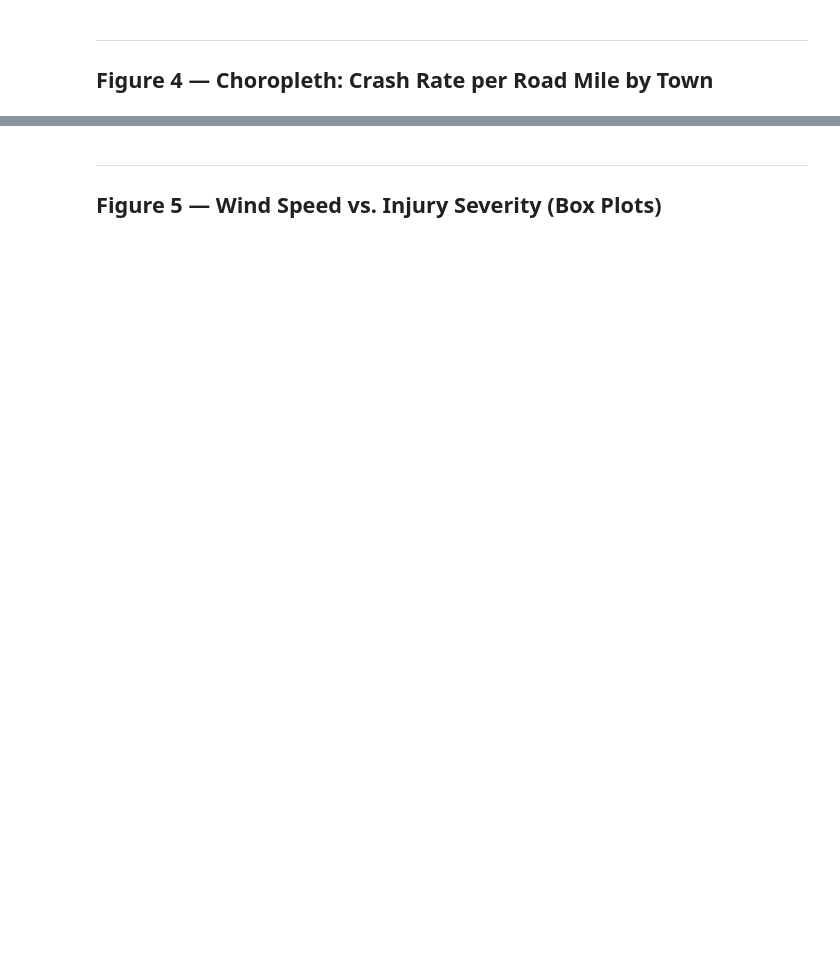
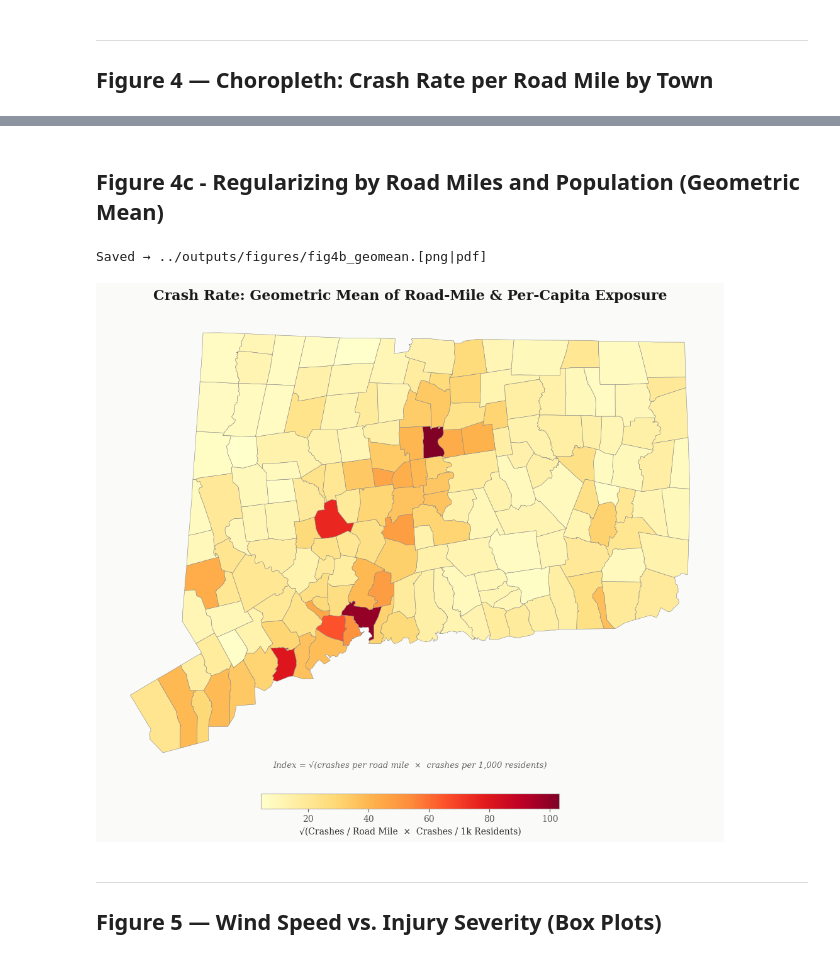
Before and after one commit to jackbienvenue/STAT5605_AppliedStatII_Spring2026, a Jupyter notebook: course_project/scripts/visualization/figures.ipynb, the cells around one changed output, grey strips where cells are left out. Saved outputs shown, nothing was run; the diff lists cells and outputs as text; code cells hidden in the pictures; blank space fills up the shorter version.

```diff
--- a/course_project/scripts/visualization/figures.ipynb
+++ b/course_project/scripts/visualization/figures.ipynb
@@ -324,3 +474,59 @@ plt.show()
+# %% [markdown]
+## Figure 4c - Regularizing by Road Miles and Population (Geometric Mean)
+# %%
+TOWN_COL = 'Town'
+
+# ── Crash counts per town ─────────────────────────────────────────────────────
+crash_by_town = crash_v[TOWN_COL].value_counts().rename('crash_count').reset_index()
+crash_by_town.columns = ['NAME20', 'crash_count']
+
+towns_plot2 = ct_towns.merge(crash_by_town, on='NAME20', how='left')
+towns_plot2['crash_count'] = towns_plot2['crash_count'].fillna(0)
+
+# Individual normalised rates
+towns_plot2['crash_per_road_mi']  = towns_plot2['crash_count'] / towns_plot2['road_mi_total']
+towns_plot2['crash_per_1k_pop']   = towns_plot2['crash_count'] / towns_plot2['DP05_0001E'].astype(float) * 1_000
+
+# Geometric mean of the two rates
+towns_plot2['crash_rate_geomean'] = np.sqrt(
+    towns_plot2['crash_per_road_mi'] * towns_plot2['crash_per_1k_pop']
+)
+
+CT_CRS = 6433
+towns_proj2 = towns_plot2.to_crs(epsg=CT_CRS)
+
+fig, ax = plt.subplots(1, 1, figsize=(14, 9), facecolor=BG)
+ax.set_facecolor(BG)
+
+towns_proj2.plot(
+    column='crash_rate_geomean',
+    ax=ax,
+    cmap='YlOrRd',
+    edgecolor='#888888',
+    linewidth=0.4,
+    legend=True,
+    legend_kwds={
+        'label': '√(Crashes / Road Mile  ×  Crashes / 1k Residents)',
+        'orientation': 'horizontal',
+        'fraction': 0.03, 'pad': 0.04,
+        'shrink': 0.55,
+    },
+    missing_kwds={'color': '#DDDDDD', 'label': 'No data'},
+)
+
+ax.set_title('Crash Rate: Geometric Mean of Road-Mile & Per-Capita Exposure',
+             fontsize=16, fontweight='bold', pad=14)
+ax.text(0.5, 0.01,
+        'Index = √(crashes per road mile  ×  crashes per 1,000 residents)',
+        ha='center', va='bottom', fontsize=9.5, color='#666666', style='italic',
+        transform=ax.transAxes)
+ax.set_axis_off()
+plt.tight_layout()
+save_fig(fig, 'fig4b_geomean')
+plt.show()
+# %% [output]
+Saved → ../outputs/figures/fig4b_geomean.[png|pdf]
+[figure, added]
 # %% [markdown]
 ---
 ## Figure 5 — Wind Speed vs. Injury Severity (Box Plots)
```
Also changed, not shown: parts of 17 cells of this notebook, 3 other files.
